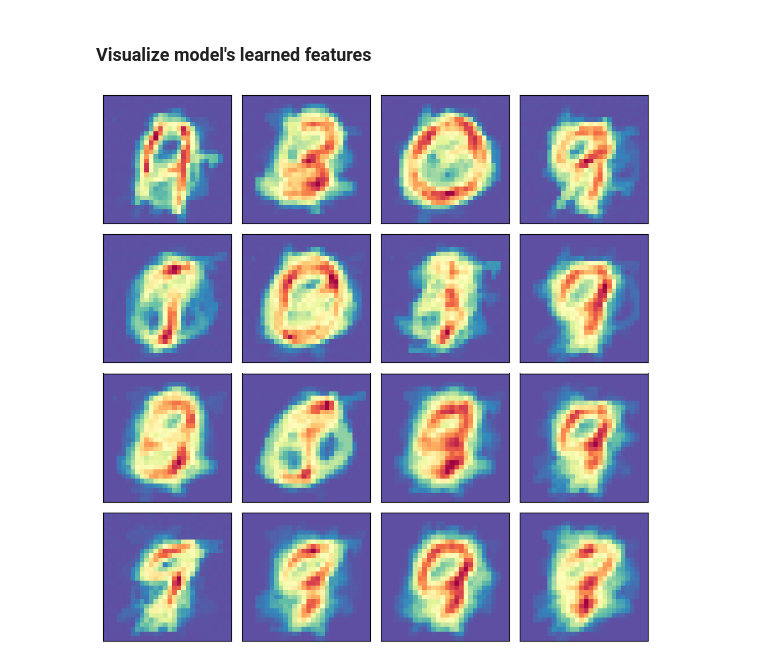
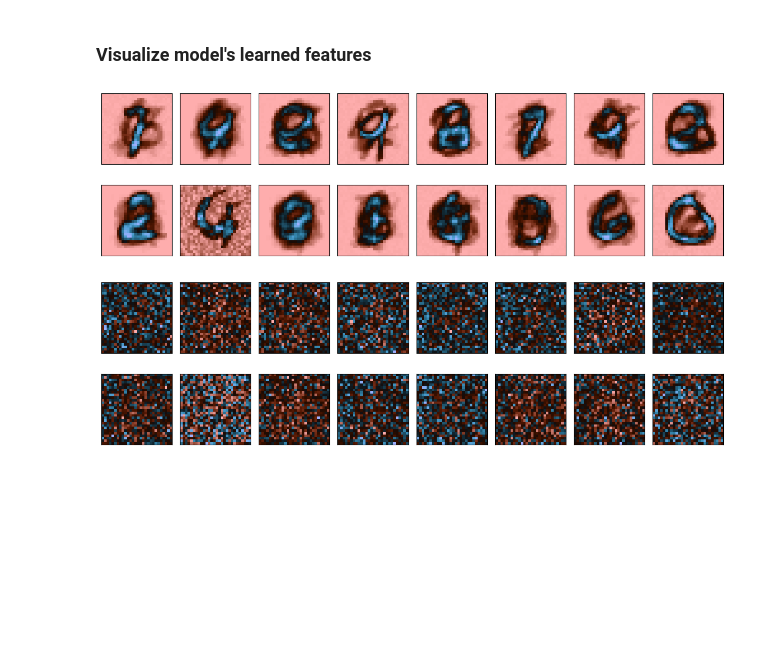
Before and after one commit to rayxxxxxxx/neural_networks_from_scratch, a Jupyter notebook: autoencoder_MNIST.ipynb, the cells around one changed output. Cells and saved outputs as stored; diff of their text form; code cells hidden in the pictures; blank space fills up the shorter version.

```diff
--- a/autoencoder_MNIST.ipynb
+++ b/autoencoder_MNIST.ipynb
@@ -9,8 +9,8 @@ from matplotlib import pyplot as plt
 # %% [markdown]
 ### Load data
 # %%
-train_data = np.loadtxt(Path('/mnt/HDD500GB/Data/development/jupyterLab/data/mnist_train_small.csv'), delimiter=',')
-test_data = np.loadtxt(Path('/mnt/HDD500GB/Data/development/jupyterLab/data/mnist_test.csv'), delimiter=',')
+train_data = np.loadtxt(Path('D:/Development/Data/datasets/csv/mnist_train_small.csv'), delimiter=',')
+test_data = np.loadtxt(Path('D:/Development/Data/datasets/csv/mnist_test.csv'), delimiter=',')
 # %%
 x_train = train_data[:,1:] / 255.0
 x_test = test_data[:,1:] / 255.0
@@ -22,12 +22,12 @@ img_size = 784
 # %%
 @njit(fastmath=True)
 def ReLU(x: np.ndarray) -> np.ndarray:
-    return np.maximum(np.zeros(x.shape), x)
+    return 1.0 * (x > 0.0)
 
 
 @njit(fastmath=True)
-def dRelu(x: np.ndarray) -> np.ndarray:
-    return 1 * (x > 0)
+def dReLU(x: np.ndarray) -> np.ndarray:
+    return x * (x > 0.0)
 
 
 @njit(fastmath=True)
@@ -107,24 +108,20 @@ class Autoencoder:
 # %% [markdown]
 ### Create and train model
 # %%
-nIn = 784
-nHidden = 16
+n_in = 784
+n_h = 16
 
 learning_rate = 1e-2
 batch_size = 64
-max_epoch = 32
+max_epoch = 4
 
-model = Autoencoder(nIn, nHidden)
+model = Autoencoder(n_in, n_h)
 
-print('untrained loss: ', model.loss(x_test).round(3))
+print(f'untrained loss: {loss(model, x_test)}')
+start_t = time.time()
 
-time_begin = time.time()
+train(model, x_train, learning_rate, batch_size, max_epoch)
 
-model.train(x_train, learning_rate, batch_size, max_epoch)
-
-time_end = time.time()
-training_time = round(time_end - time_begin, 2)
-
-print(f'trained loss: {model.loss(x_test).round(3)}')
-print(f'training time: {training_time} sec.')
+print(f'trained loss: {loss(model, x_test)}')
+print(f'training time: {round(time.time()-start_t, 2)} sec.')
 # %% [output]
@@ -134,18 +131,34 @@ training time: 68.99 sec.
 # %% [markdown]
 ### Visualize model's learned features
 # %%
-fig, axes = plt.subplots(nrows=4, ncols=4)
+fig, axes = plt.subplots(nrows=2, ncols=8)
 
 fig.set_dpi(100)
-fig.set_figwidth(8)
-fig.set_figheight(8)
+fig.set_figheight(4)
+fig.set_figwidth(12)
 
 for i, ax in enumerate(axes.ravel()):
-    ax.imshow(model.V[i].reshape(img_shape),  cmap='Spectral')
+    ax.imshow(model.U[i].reshape(img_shape),  cmap='berlin')
     ax.set_xticks([])
     ax.set_yticks([])
 
 plt.tight_layout()
 plt.show()
 # %% [output]
-[figure, old version]
+[figure, new version]
+# %%
+fig, axes = plt.subplots(nrows=2, ncols=8)
+
+fig.set_dpi(100)
+fig.set_figheight(4)
+fig.set_figwidth(12)
+
+for i, ax in enumerate(axes.ravel()):
+    ax.imshow(model.W[:,i].reshape(img_shape),  cmap='berlin')
+    ax.set_xticks([])
+    ax.set_yticks([])
+
+plt.tight_layout()
+plt.show()
+# %% [output]
+[figure, added]
```
Also changed, not shown: parts of 7 cells of this notebook, 2 other files.
